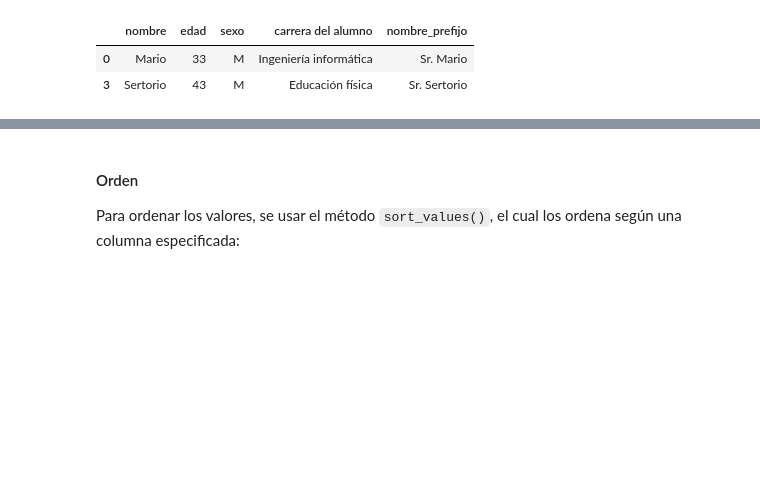
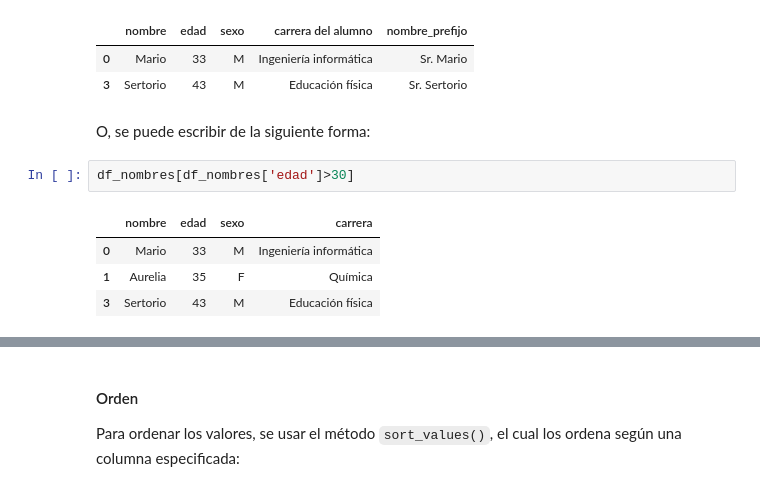
Before and after one commit to GabyPinilla/resumenes, a Jupyter notebook: Resumen_Python.ipynb, the cells around one changed output, grey strips where cells are left out. Cells and saved outputs as stored; diff of their text form; blank space fills up the shorter version.

```diff
--- a/Resumen_Python.ipynb
+++ b/Resumen_Python.ipynb
@@ -977,3 +1002,12 @@ df_nombres.query('edad > 30 & sexo == "M"')
 |  | nombre | edad | sexo | carrera del alumno | nombre_prefijo |
 | 0 | Mario | 33 | M | Ingeniería informática | Sr. Mario |
 | 3 | Sertorio | 43 | M | Educación física | Sr. Sertorio |
+# %% [markdown]
+O, se puede escribir de la siguiente forma:
+# %%
+df_nombres[df_nombres['edad']>30]
+# %% [output]
+|  | nombre | edad | sexo | carrera |
+| 0 | Mario | 33 | M | Ingeniería informática |
+| 1 | Aurelia | 35 | F | Química |
+| 3 | Sertorio | 43 | M | Educación física |
```
Also changed, not shown: parts of 11 cells of this notebook.
